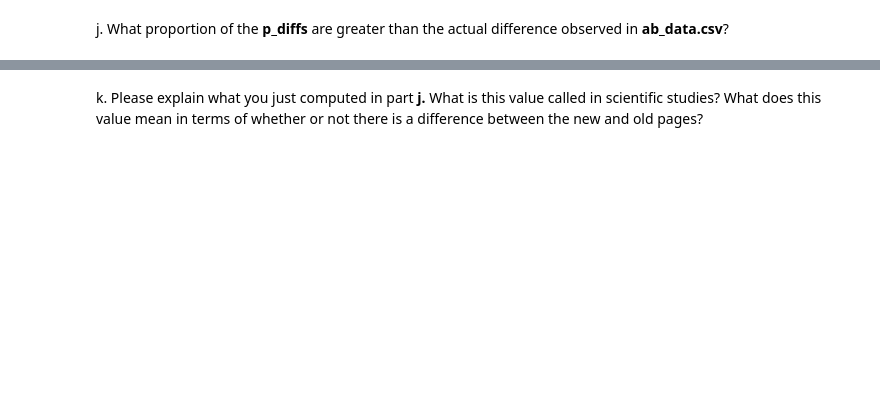
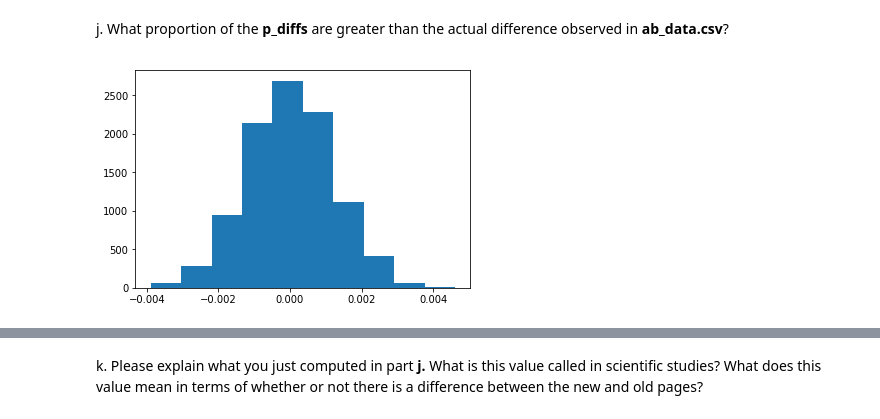
Before and after one commit to sclkan/Analyze-A-B-Test-Results, a Jupyter notebook: Analyze_ab_test_results_notebook.ipynb, the cells around one changed output, grey strips where cells are left out. Cells and saved outputs as stored; diff of their text form; code cells hidden in the pictures; blank space fills up the shorter version.

```diff
--- a/Analyze_ab_test_results_notebook.ipynb
+++ b/Analyze_ab_test_results_notebook.ipynb
@@ -244,4 +246,10 @@ plt.hist(p_diffs);
 # %% [markdown]
 j. What proportion of the **p_diffs** are greater than the actual difference observed in **ab_data.csv**?
+# %%
+#Create normal distribution with the null hypothesis as mean and incorporate the population std
+nul_vals = np.random.normal(0, p_diffs.std(),  p_diffs.size)
+plt.hist(nul_vals);
+# %% [output]
+[figure, added]
 # %%
 a_diffs = df2.query('group == "treatment"').converted.mean() - df2.query('group == "control"').converted.mean() #the same code used in Part I (3e)
```
Also changed, not shown: parts of 10 cells of this notebook.
